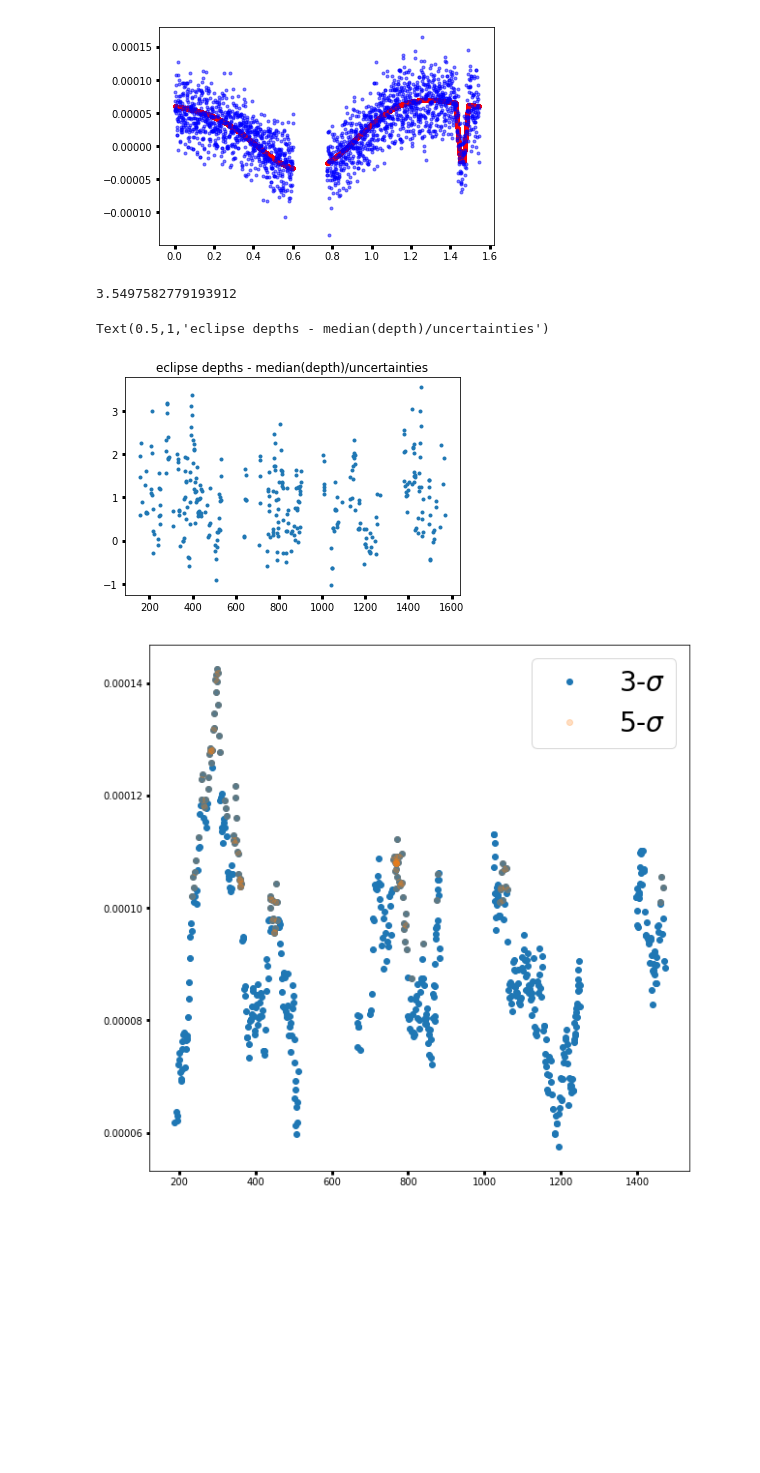
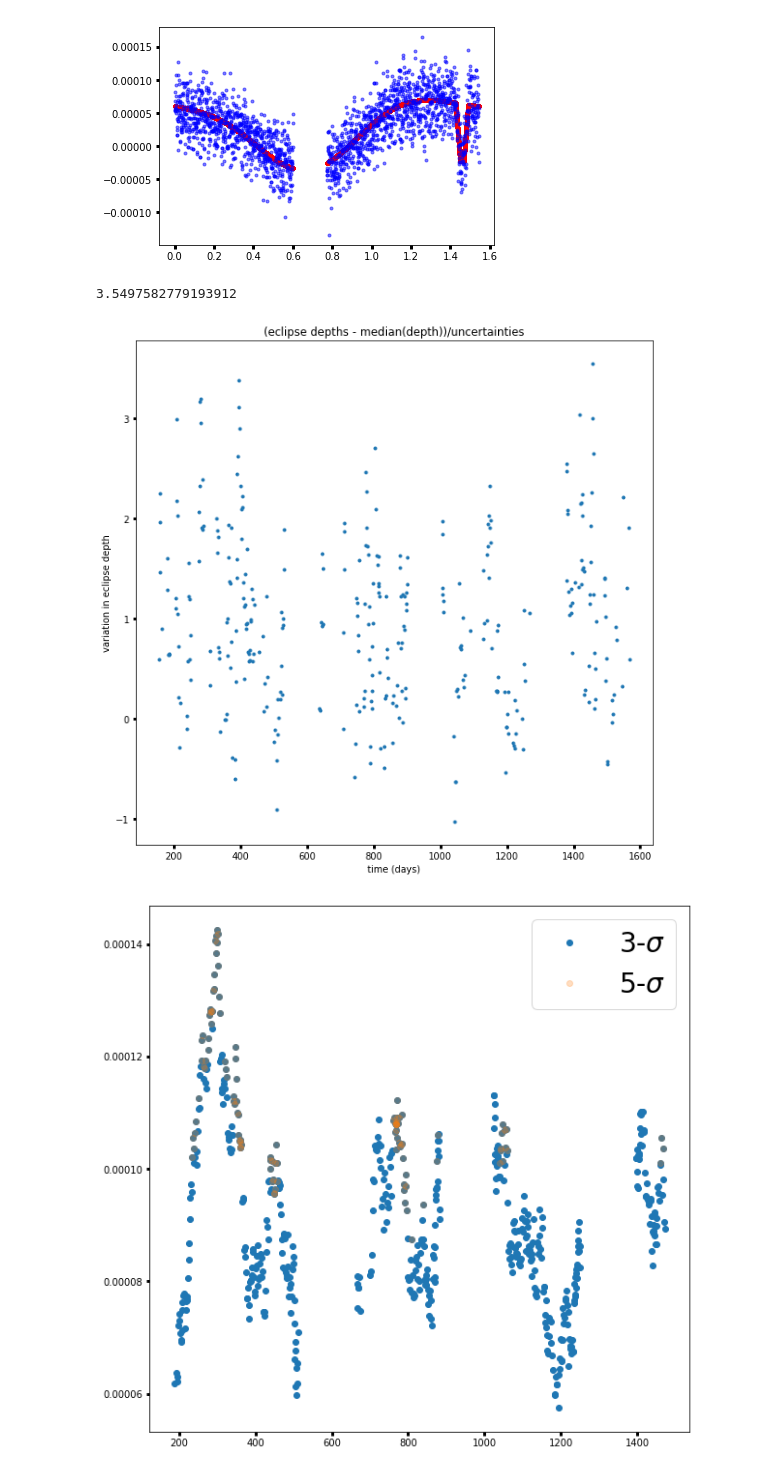
Before and after one commit to BoiseStatePlanetary/Searching-for-Variability-in-Eclipses-in-the-Kepler-Dataset, a Jupyter notebook: code/Analyzing_Kepler76b_with_LM.ipynb, the cells around one changed output. Saved outputs shown, nothing was run; the diff lists cells and outputs as text; code cells hidden in the pictures; blank space fills up the shorter version.

```diff
--- a/code/Analyzing_Kepler76b_with_LM.ipynb
+++ b/code/Analyzing_Kepler76b_with_LM.ipynb
@@ -483,36 +483,38 @@ num_periods_to_fold = 20.
 #     mx += ephemeris_popt[0]
 
     # baseline, eclipse_depth, Aellip, Aplanet, phase_shift
 
 #which_param = 1
 # x = orbit_times[10][1:]
 # y = best_fit_params[10][1:,which_param]
 # yerr = best_fit_params_uncertainties[10][1:,which_param]
 # ind = (np.abs(y/yerr) > 0.)
 # # plt.errorbar(x[ind], y[ind]*1e6, yerr[ind]*1e6, marker='.', ls='')
 # plt.plot(x[ind], (y[ind] - np.mean(y[ind]))/yerr[ind], marker='.', ls='')
 
 which_param = 3
 x = orbit_times[10][1:]
 y = best_fit_params[10][1:,which_param]
 yerr = best_fit_params_uncertainties[10][1:,which_param]
 ind = (np.abs(y/yerr) > 5)
 
 fig = plt.figure(figsize=(10,10))
 
 med_ind = (y == np.median(y))
 plt.plot(x[ind], (y[ind] - np.median(y))/np.sqrt(yerr[ind]**2 + yerr[med_ind]**2.), marker='.', ls='')
 print(np.max(np.abs((y[ind] - np.median(y))/np.sqrt(yerr[ind]**2 + yerr[med_ind]**2.))))
 
 #plt.plot(best_fit_params[20][1:,1][ind]*1e6, best_fit_params[20][1:,3][ind]*1e6, marker='.', ls='')
 
 #plt.plot(best_fit_params[20][1:,3][ind], best_fit_params[20][1:,4][ind], marker='.', ls='')
 
-plt.title('eclipse depths - median(depth)/uncertainties')
+plt.title('(eclipse depths - median(depth))/uncertainties')
+plt.xlabel('time (days)')
+plt.ylabel('variation in eclipse depth')
+fig.savefig('Analyzing_Kepler76b_with_LM_eclipse-depth-vars_20-orbs.png', dpi=500, bbox_inches='tight')
 # %% [output]
 3.5497582779193912
-Text(0.5,1,'eclipse depths - median(depth)/uncertainties')
-[figure, old version]
+[figure, new version]
 # %%
 fig = plt.figure(figsize=(10,10))
 
```
